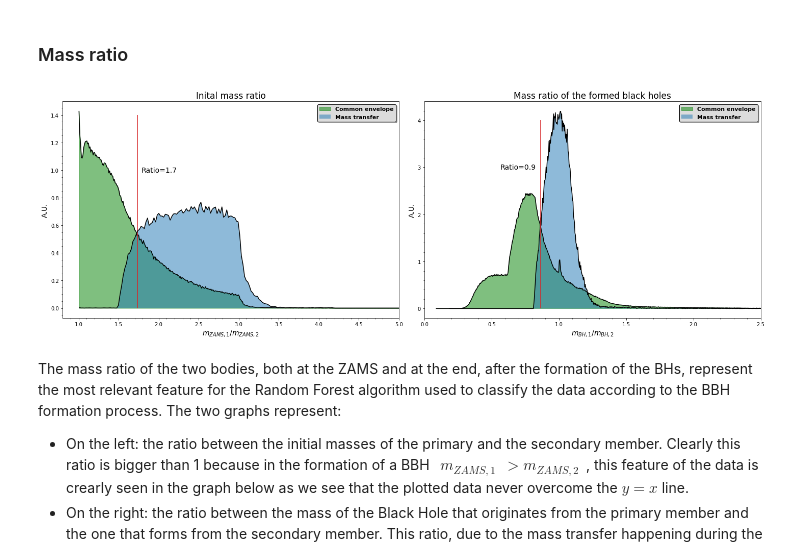
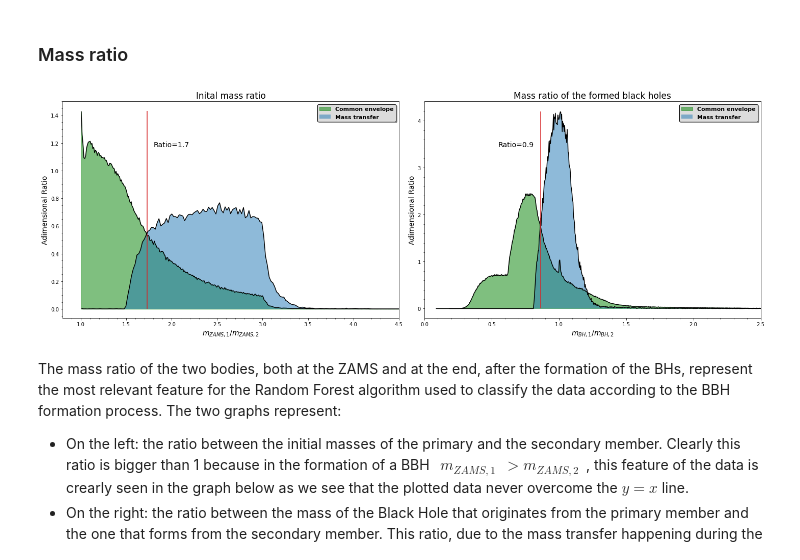
Before and after one commit to PaoloZinesi/TheFormationOfBinaryBlackHoles, a Jupyter notebook: LCP_projects_Y4-Group9/Project.ipynb, the cells around one changed output. Saved outputs shown, nothing was run; the diff lists cells and outputs as text; code cells hidden in the pictures.

```diff
--- a/LCP_projects_Y4-Group9/Project.ipynb
+++ b/LCP_projects_Y4-Group9/Project.ipynb
@@ -730,11 +728,12 @@ for i in range(len(bin_centers_1_f)):
     if entries_1_t[idx] <= entries_1_f[i]:
         eq_pos = (bin_centers_1_t[idx-1]+bin_centers_1_t[idx])/2
         break
-ax[0].vlines(eq_pos, ymin=0, ymax=0.04, color='C3')
-ax[0].text(eq_pos+1, 0.038, s = 'M='+str(round(eq_pos, 1)),
+ax[0].vlines(eq_pos, ymin=0, ymax=0.0375, color='C3')
+ax[0].text(eq_pos+1.2, 0.032, s = 'M='+str(round(eq_pos, 1)),
            horizontalalignment = 'left', verticalalignment='center', fontsize=14)
 
 ax[0].set_title('Initial mass of the primary member', fontsize=17)
+ax[0].set_ylim(-0.002, 0.04)
 
 
 
@@ -753,6 +752,7 @@ ax[1].plot(bin_centers_2_f, entries_2_f, color='black')
 ax[1].fill_between(bin_centers_2_f, entries_2_f, alpha=0.5, label = 'Mass transfer')
 
 ax[1].set_title('Initial mass of the secondary member', fontsize=17)
+ax[1].set_ylim(-0.002, 0.04)
 
 
 #legend & titles
@@ -791,7 +791,7 @@ ax[0].fill_between(bin_centers_3_t, entries_3_t, alpha=0.5, color='green', label
 ax[0].plot(bin_centers_3_f, entries_3_f, color='black')
 ax[0].fill_between(bin_centers_3_f, entries_3_f, alpha=0.5, label = 'Mass transfer')
 
-ax[0].set_xlim(right=55, left= 0)
+ax[0].set_xlim(right=50, left= 0)
 ax[0].set_title('Mass of the black hole that forms from the primary member', fontsize=15)
 
 
@@ -810,7 +810,7 @@ ax[1].fill_between(bin_centers_4_t, entries_4_t, alpha=0.5, color='green', label
 ax[1].plot(bin_centers_4_f, entries_4_f, color='black')
 ax[1].fill_between(bin_centers_4_f, entries_4_f, alpha=0.5, label = 'Mass transfer')
 
-ax[1].set_xlim(right=50, left= 0)
+ax[1].set_xlim(right=50, left=0)
 ax[1].set_ylim(bottom=-0.003, top=0.06)
 ax[1].set_title('Mass of the black hole that forms from the secondary member', fontsize=15)
 
@@ -958,18 +961,19 @@ ax[0].fill_between(bin_centers_ex1_t, entries_ex1_t, alpha=0.5, color='green', l
 for i in range(len(bin_centers_ex1_f)):
     idx = (np.abs(bin_centers_ex1_t - bin_centers_ex1_f[i])).argmin()
     if entries_ex1_t[idx] <= entries_ex1_f[i]:
-        eq_pos_ex1 = (bin_centers_ex1_t[idx-1]+bin_centers_ex1_t[idx])/2
+        eq_pos_ex1 = bin_centers_ex1_t[idx-1]
         break
-ax[0].vlines(eq_pos_ex1, ymin=0, ymax=1.4, color='C3')
-ax[0].text(eq_pos_ex1+0.05, 1, s = 'Ratio='+str(round(eq_pos_ex1, 1)),
-           horizontalalignment = 'left', verticalalignment='center', fontsize=14)
+ax[0].vlines(eq_pos_ex1, ymin=0, ymax=1.43, color='C3')
+ax[0].text(0.27, 0.8, s = 'Ratio='+str(round(eq_pos_ex1, 1)),
+           horizontalalignment = 'left', verticalalignment='center', transform=ax[0].transAxes, fontsize=14)
 
 
 ax[0].plot(bin_centers_ex1_f, entries_ex1_f, color='black')
 ax[0].fill_between(bin_centers_ex1_f, entries_ex1_f, alpha=0.5, label = 'Mass transfer')
 ax[0].set_title('Inital mass ratio', fontsize=17)
 ax[0].set_xlabel(r'$m_{ZAMS, 1}/m_{ZAMS, 2}$', fontsize=14)
-ax[0].set_xlim(left=0.8,right=5)
+ax[0].set_xlim(left=0.8,right=4.5)
+ax[0].set_ylim(bottom=-0.065,top=1.5)
 
 
 
@@ -983,37 +987,37 @@ bin_centers_ex2_f = 0.5 * (edges_ex2_f[:-1] + edges_ex2_f[1:])      #Norm Hist f
 
 ax[1].plot(bin_centers_ex2_t, entries_ex2_t, color='black')
 ax[1].fill_between(bin_centers_ex2_t, entries_ex2_t, alpha=0.5, color='green', label = 'Common envelope')
 
 ax[1].plot(bin_centers_ex2_f, entries_ex2_f, color='black')
 ax[1].fill_between(bin_centers_ex2_f, entries_ex2_f, alpha=0.5, label = 'Mass transfer')
 
 # find vertical red line
 for i in range(100 , len(bin_centers_ex2_f)):
     idx = (np.abs(bin_centers_ex2_t - bin_centers_ex2_f[i])).argmin()
     if entries_ex2_t[idx] <= entries_ex2_f[i]:
         eq_pos_ex2 = (bin_centers_ex2_t[idx-1]+bin_centers_ex2_t[idx])/2
         break
-ax[1].vlines(eq_pos_ex2, ymin=0, ymax=4.0, color='C3')
-ax[1].text(eq_pos_ex2-0.3, 3, s = 'Ratio='+str(round(eq_pos_ex2, 1)), #check eq_pos
-           horizontalalignment = 'left', verticalalignment='center', fontsize=14)
+ax[1].vlines(eq_pos_ex2, ymin=0, ymax=4.2, color='C3')
+ax[1].text(0.22, 0.8, s = 'Ratio='+str(round(eq_pos_ex2, 1)), #check eq_pos
+           horizontalalignment = 'left', verticalalignment='center', transform=ax[1].transAxes, fontsize=14)
 
 
 ax[1].set_title('Mass ratio of the formed black holes', fontsize=17)
 ax[1].set_xlabel(r'$m_{BH, 1}/m_{BH, 2}$', fontsize=14)
 ax[1].set_xlim(left=0,right=2.5)
 ax[1].set_ylim(bottom=-0.2)
 
 
 #legend & titles
 for x in ax:
     x.minorticks_on()
     x.set_ylabel('Adimensional Ratio', fontsize=14)
     x.legend(prop={'weight':'bold','size':11}, loc='upper right', facecolor='gainsboro', edgecolor='black', shadow=True)
 
 
 fig.tight_layout()
 # %% [output]
-[figure, old version]
+[figure, new version]
 # %% [markdown]
 The mass ratio of the two bodies, both at the ZAMS and at the end, after the formation of the BHs, represent the most relevant feature for the Random Forest algorithm used to classify the data according to the BBH formation process. The two graphs represent:
 - On the left: the ratio between the initial masses of the primary and the secondary member. Clearly this ratio is bigger than 1 because in the formation of a BBH $ \  \ m_{ZAMS, 1}\  \ > m_{ZAMS, 2} \ \ $, this feature of the data is crearly seen in the graph below as we see that the plotted data never overcome the $y=x$ line.
```
Also changed, not shown: parts of 32 cells of this notebook.
